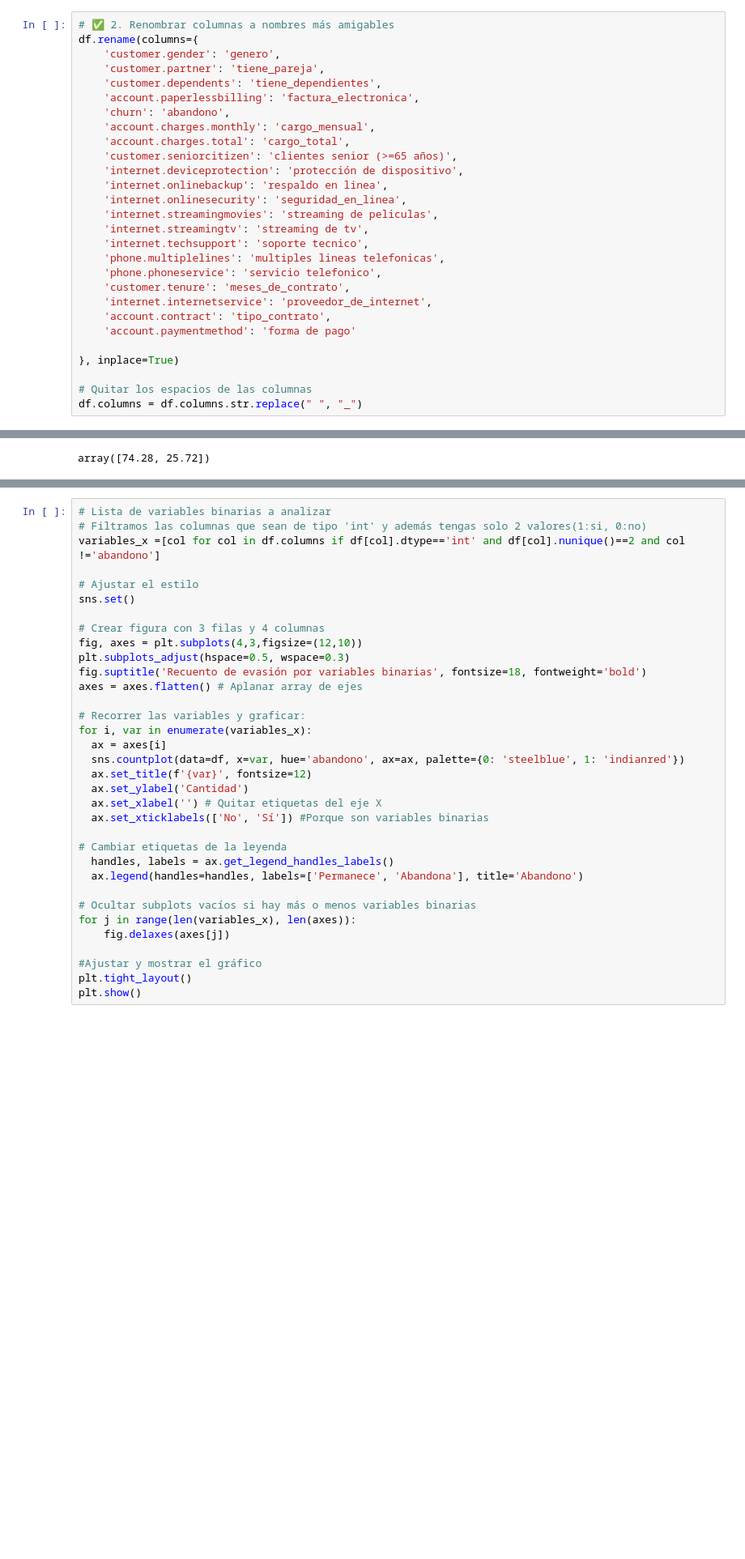
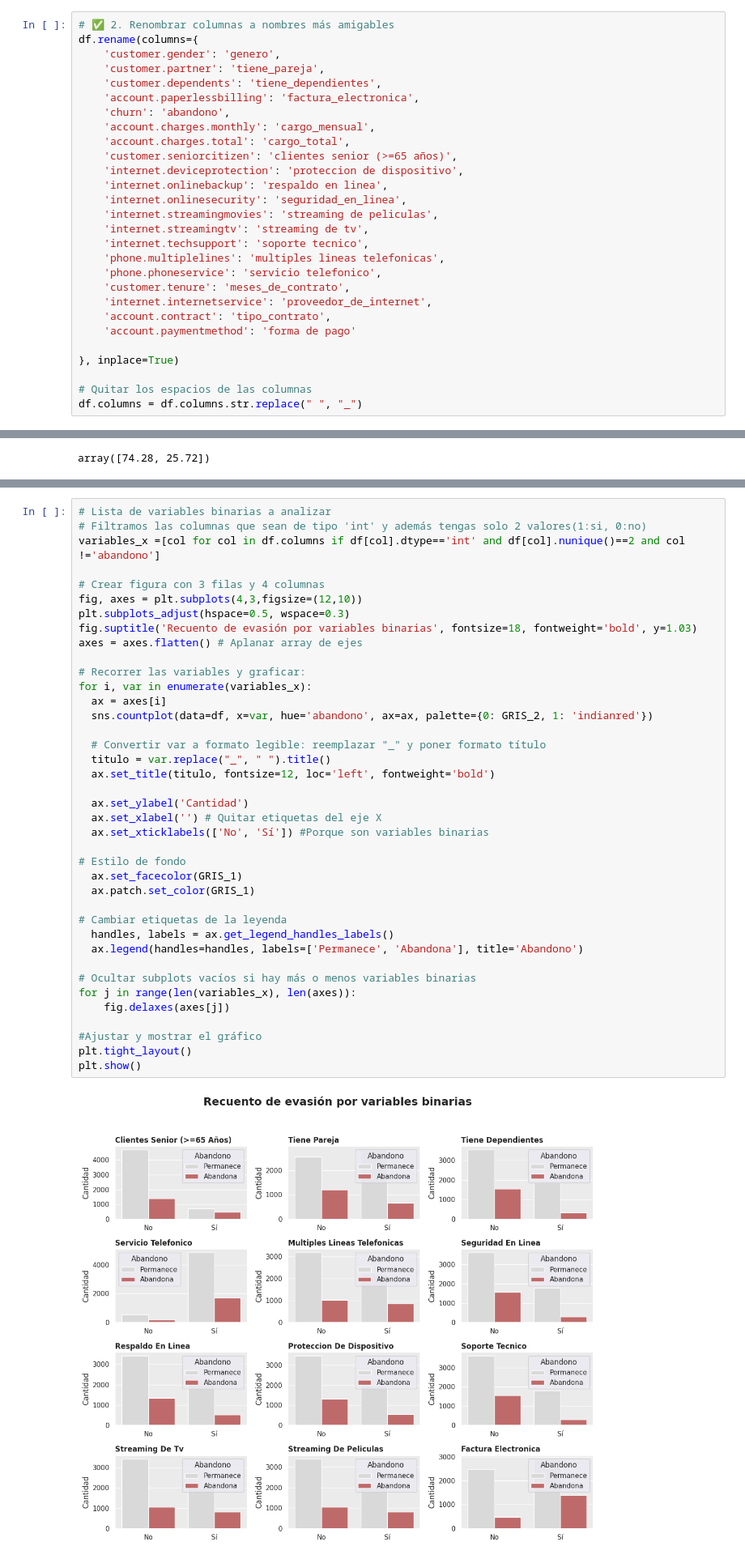
Before and after one commit to WLozanoH/TelecomX-Data-Science-AL, a Jupyter notebook: TelecomX.ipynb, the cells around one changed output, grey strips where cells are left out. Shown at 81% size. Saved outputs shown, nothing was run; the diff lists cells and outputs as text; blank space fills up the shorter version.

```diff
--- a/TelecomX.ipynb
+++ b/TelecomX.ipynb
@@ -373,7 +373,7 @@ df.rename(columns={
     'account.charges.monthly': 'cargo_mensual',
     'account.charges.total': 'cargo_total',
     'customer.seniorcitizen': 'clientes senior (>=65 años)',
-    'internet.deviceprotection': 'protección de dispositivo',
+    'internet.deviceprotection': 'proteccion de dispositivo',
     'internet.onlinebackup': 'respaldo en linea',
     'internet.onlinesecurity': 'seguridad_en_linea',
     'internet.streamingmovies': 'streaming de peliculas',
@@ -552,34 +552,41 @@ proporsion_de_evasion().show()
 # %%
 # Lista de variables binarias a analizar
 # Filtramos las columnas que sean de tipo 'int' y además tengas solo 2 valores(1:si, 0:no)
 variables_x =[col for col in df.columns if df[col].dtype=='int' and df[col].nunique()==2 and col !='abandono']
 
-# Ajustar el estilo
-sns.set()
-
 # Crear figura con 3 filas y 4 columnas
 fig, axes = plt.subplots(4,3,figsize=(12,10))
 plt.subplots_adjust(hspace=0.5, wspace=0.3)
-fig.suptitle('Recuento de evasión por variables binarias', fontsize=18, fontweight='bold')
+fig.suptitle('Recuento de evasión por variables binarias', fontsize=18, fontweight='bold', y=1.03)
 axes = axes.flatten() # Aplanar array de ejes
 
 # Recorrer las variables y graficar:
 for i, var in enumerate(variables_x):
   ax = axes[i]
-  sns.countplot(data=df, x=var, hue='abandono', ax=ax, palette={0: 'steelblue', 1: 'indianred'})
-  ax.set_title(f'{var}', fontsize=12)
+  sns.countplot(data=df, x=var, hue='abandono', ax=ax, palette={0: GRIS_2, 1: 'indianred'})
+
+  # Convertir var a formato legible: reemplazar "_" y poner formato título
+  titulo = var.replace("_", " ").title()
+  ax.set_title(titulo, fontsize=12, loc='left', fontweight='bold')
+
   ax.set_ylabel('Cantidad')
   ax.set_xlabel('') # Quitar etiquetas del eje X
   ax.set_xticklabels(['No', 'Sí']) #Porque son variables binarias
+
+# Estilo de fondo
+  ax.set_facecolor(GRIS_1)
+  ax.patch.set_color(GRIS_1)
 
 # Cambiar etiquetas de la leyenda
   handles, labels = ax.get_legend_handles_labels()
   ax.legend(handles=handles, labels=['Permanece', 'Abandona'], title='Abandono')
 
 # Ocultar subplots vacíos si hay más o menos variables binarias
 for j in range(len(variables_x), len(axes)):
     fig.delaxes(axes[j])
 
 #Ajustar y mostrar el gráfico
 plt.tight_layout()
 plt.show()
+# %% [output]
+[figure, added]
```
Also changed, not shown: parts of 15 cells of this notebook.
